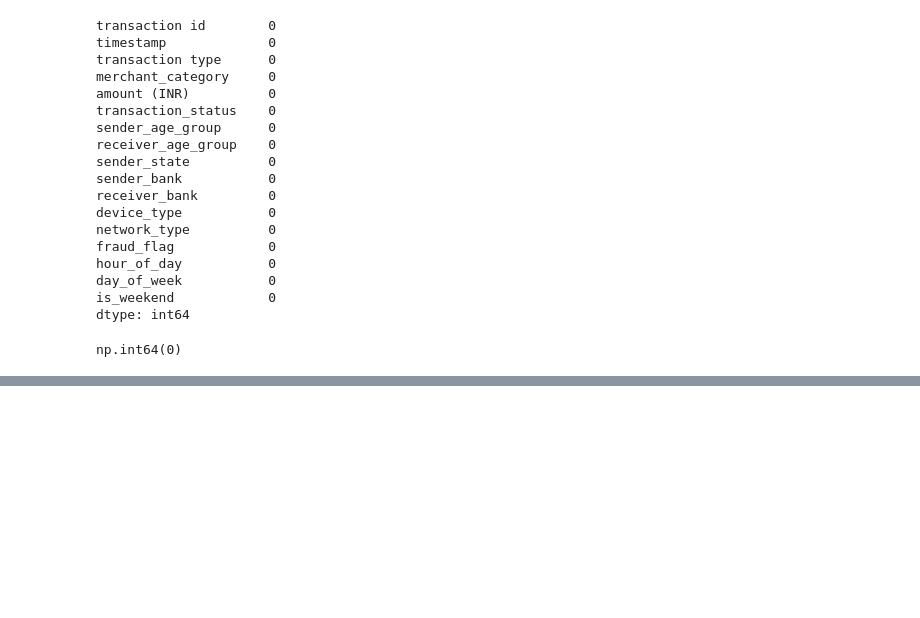
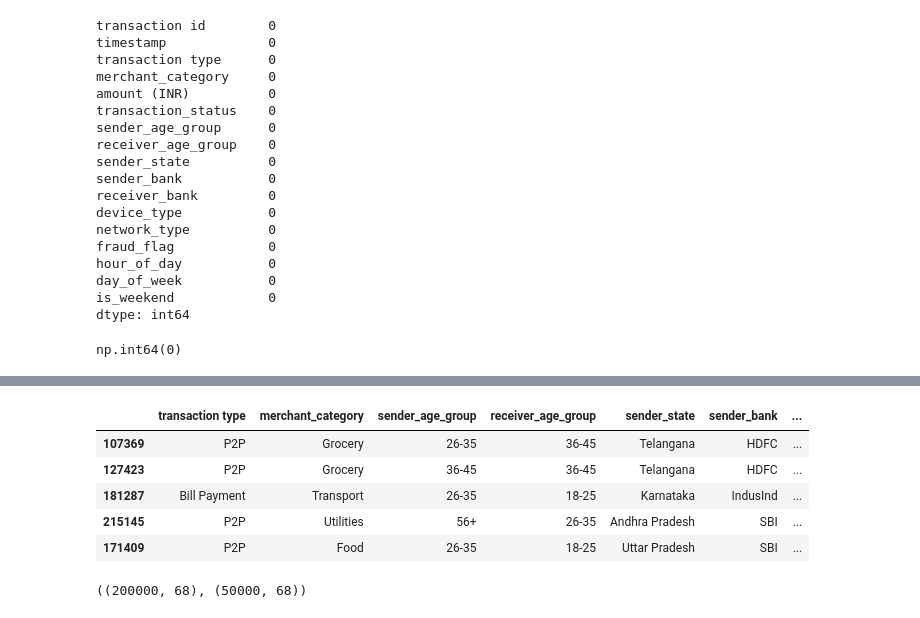
Before and after one commit to AbhayRana123987/upi-fraud-detection, a Jupyter notebook: notebooks/UPI_Fraud_Detection.ipynb, the cells around one changed output, grey strips where cells are left out. Cells and saved outputs as stored; diff of their text form; code cells hidden in the pictures; blank space fills up the shorter version.

Commit message:
Add preprocessing and logistic regression model

```diff
--- a/notebooks/UPI_Fraud_Detection.ipynb
+++ b/notebooks/UPI_Fraud_Detection.ipynb
@@ -581,0 +737,23 @@ np.int64(0)
+# %%
+from sklearn.model_selection import train_test_split
+
+X_train, X_test, y_train, y_test = train_test_split(
+    X,
+    y,
+    test_size=0.2,
+    random_state=42,
+    stratify=y
+)
+# %%
+categorical_cols = [
+    'transaction type',
+    'merchant_category',
+    'sender_age_group',
+    'receiver_age_group',
+    'sender_state',
+    'sender_bank',
+    'receiver_bank',
+    'device_type',
+    'network_type',
+    'day_of_week'
+]
@@ -581,0 +766,9 @@ np.int64(0)
+# %%
+X_train[categorical_cols].head()
+# %% [output]
+|  | transaction type | merchant_category | sender_age_group | receiver_age_group | sender_state | sender_bank | ... |
+| 107369 | P2P | Grocery | 26-35 | 36-45 | Telangana | HDFC | ... |
+| 127423 | P2P | Grocery | 36-45 | 36-45 | Telangana | HDFC | ... |
+| 181287 | Bill Payment | Transport | 26-35 | 18-25 | Karnataka | IndusInd | ... |
+| 215145 | P2P | Utilities | 56+ | 26-35 | Andhra Pradesh | SBI | ... |
+| 171409 | P2P | Food | 26-35 | 18-25 | Uttar Pradesh | SBI | ... |
@@ -581,0 +788,4 @@ np.int64(0)
+# %%
+X_train_encoded.shape, X_test_encoded.shape
+# %% [output]
+((200000, 68), (50000, 68))
```
Also changed, not shown: parts of 22 cells of this notebook.
